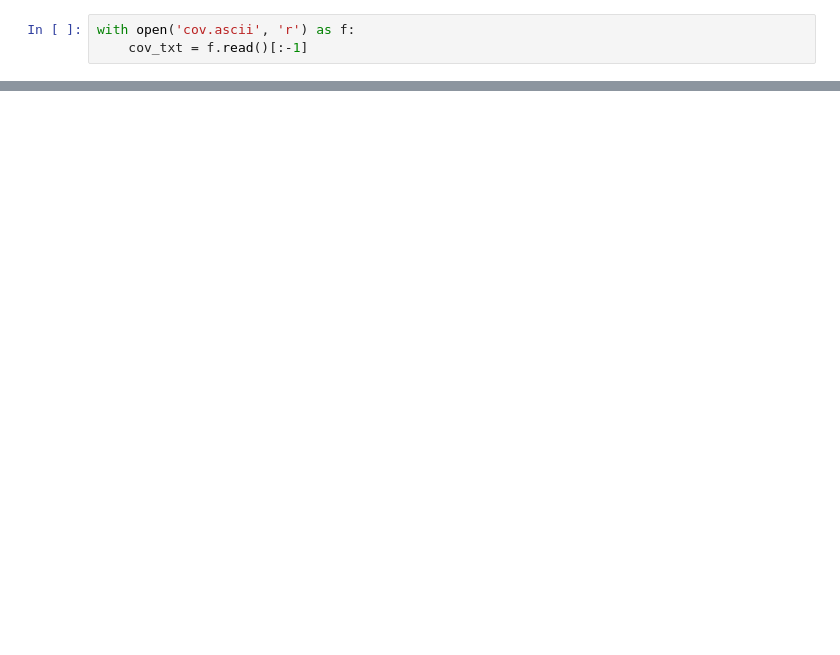
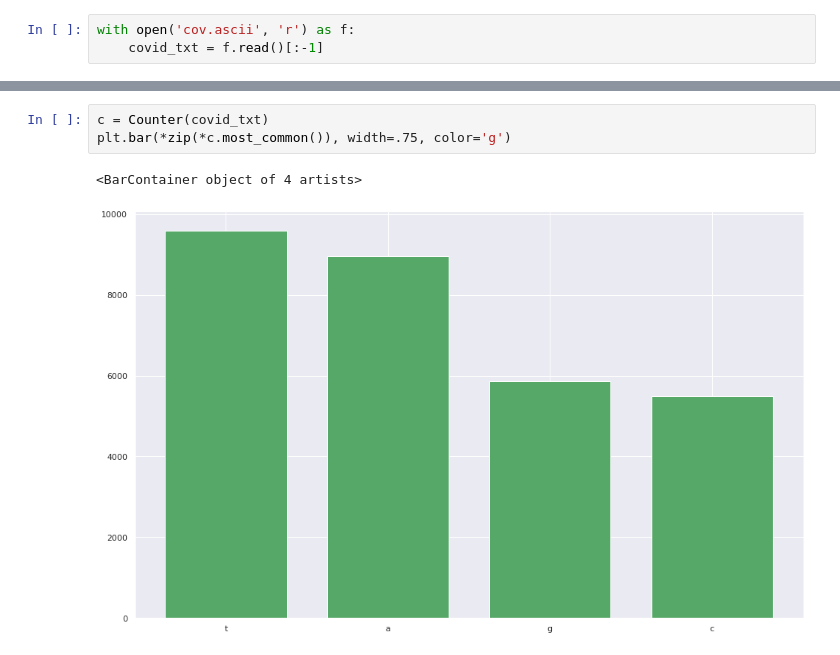
Before and after one commit to ianabc/cov19, a Jupyter notebook: Covid19.ipynb, the cells around one changed output, grey strips where cells are left out. Drawn from its saved outputs; the diff is of its cells as text; blank space fills up the shorter version.

```diff
--- a/Covid19.ipynb
+++ b/Covid19.ipynb
@@ -12,4 +26,4 @@ See [this reddit post](https://www.reddit.com/r/dataisbeautiful/comments/fkwova/
 # %%
 with open('cov.ascii', 'r') as f:
-    cov_txt = f.read()[:-1]
+    covid_txt = f.read()[:-1]
 # %%
@@ -29,3 +43,9 @@ sns.heatmap(cov_num, vmin=75, vmax=225, cmap='terrain')
 # %% [output]
 <matplotlib.axes._subplots.AxesSubplot at 0x...>
 [figure]
+# %%
+c = Counter(covid_txt)
+plt.bar(*zip(*c.most_common()), width=.75, color='g')
+# %% [output]
+<BarContainer object of 4 artists>
+[figure, added]
```
Also changed, not shown: parts of 25 cells of this notebook, 1 other file.
